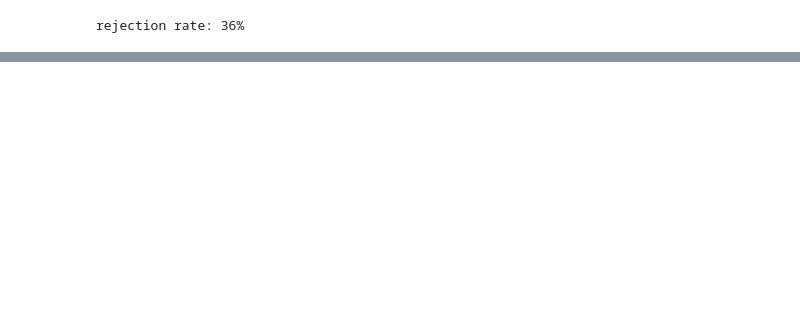
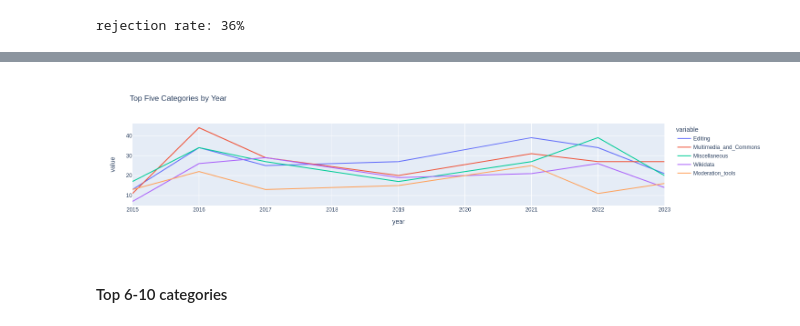
Before and after one commit to wikimedia-research/community-wishlist-historical-metrics-2023, a Jupyter notebook: 04-analysis.ipynb, the cells around one changed output, grey strips where cells are left out. Cells and saved outputs as stored; diff of their text form; code cells hidden in the pictures; blank space fills up the shorter version.

```diff
--- a/04-analysis.ipynb
+++ b/04-analysis.ipynb
@@ -216,0 +352,3 @@ categories_by_year
+# %%
+proposals_by_category = pd.DataFrame(categories_by_year.query("""year !=2020""").set_index('year').sum()).rename({0: 'proposals'}, axis=1).sort_values('proposals', ascending=False)
+display_dfs_parallel({'Proposals by categories': perc_cumsum(proposals_by_category.drop('Miscellaneous'), 'proposals')}, df_title_bold=True)
@@ -216,0 +422,5 @@ categories_by_year
+# %%
+top5_categories = proposals_by_category.iloc[:5, :].index.tolist()
+top5_categories_by_year = categories_by_year.loc[:, ['year'] + top5_categories].query("""year != 2020""")
+
+display_dfs_parallel({'Top five categories (and number of proposals) by year': top5_categories_by_year.set_index('year')}, df_title_bold=True)
@@ -216,0 +438,11 @@ categories_by_year
+# %%
+fig = px.line(top5_categories_by_year,
+              x='year',
+              y=['Editing', 'Multimedia_and_Commons', 'Miscellaneous', 'Wikidata', 'Moderation_tools'],
+              width=iplot_width, title='Top Five Categories by Year')
+
+iplot(fig, config=iplot_config)
+# %% [output]
+[figure, added]
+# %% [markdown]
+#### Top 6-10 categories
```
Also changed, not shown: parts of 190 cells of this notebook, 12 other files.
